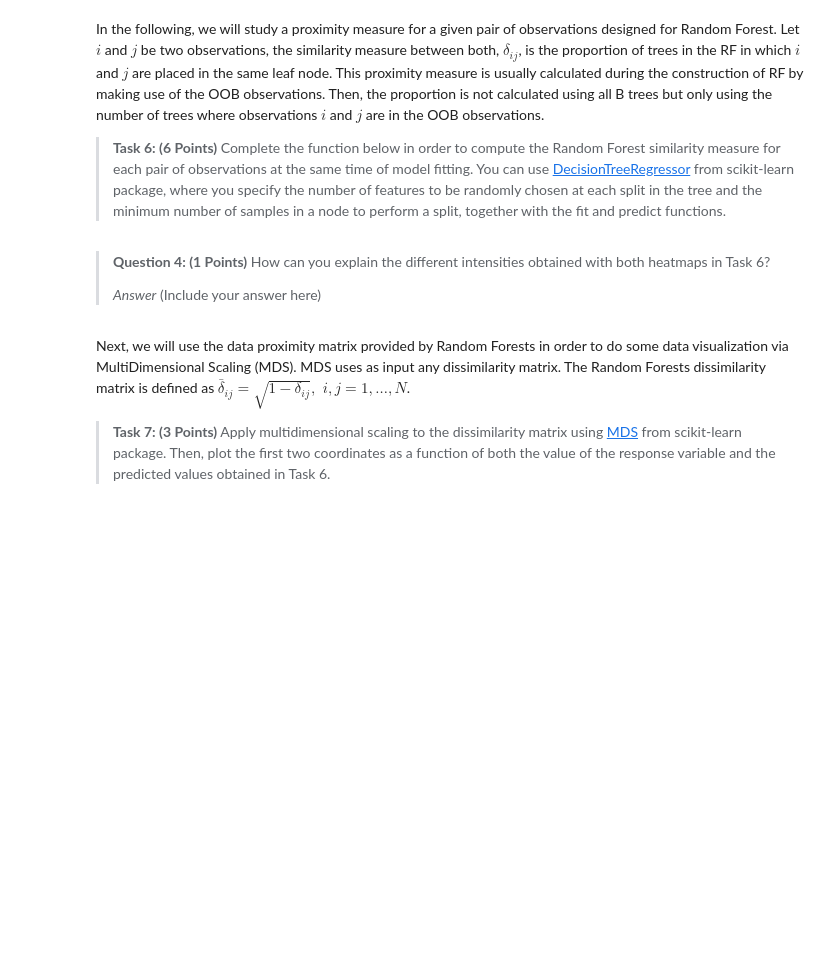
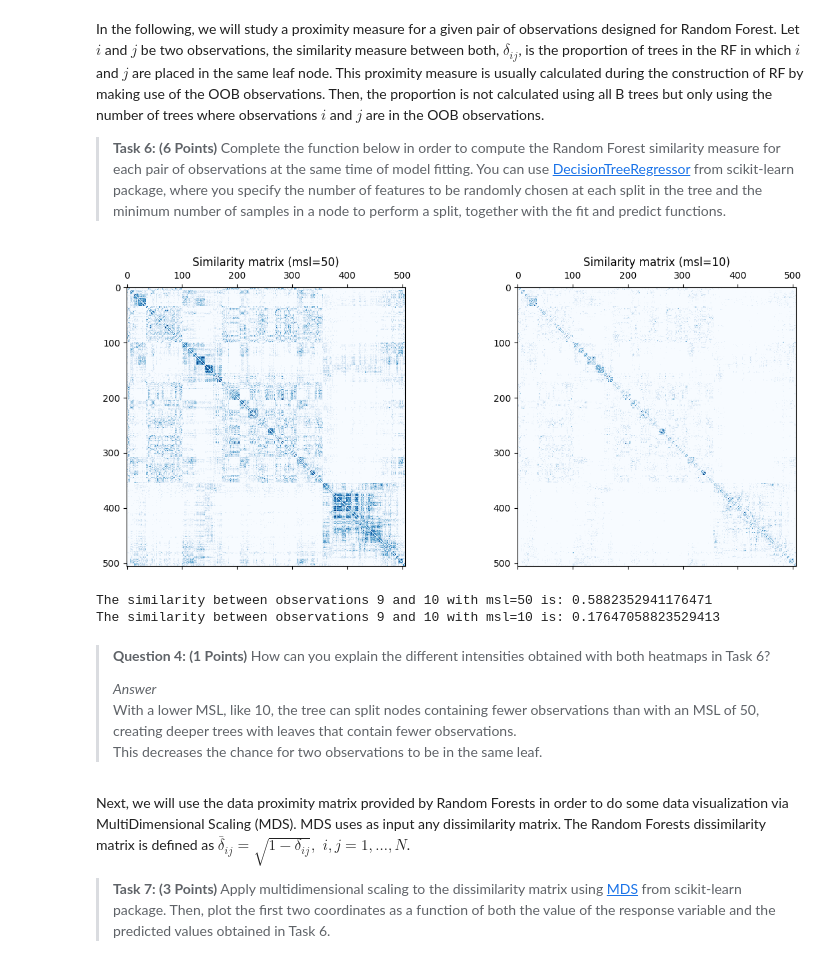
Before and after one commit to TristanDonze/RegressionTreeBostonHousing, a Jupyter notebook: INF554Assessment.ipynb, the cells around one changed output. Cells and saved outputs as stored; diff of their text form; code cells hidden in the pictures; blank space fills up the shorter version.

```diff
--- a/INF554Assessment.ipynb
+++ b/INF554Assessment.ipynb
@@ -310,38 +375,78 @@ In the following, we will study a proximity measure for a given pair of observat
 # %%
 def similarity_measure_RF(B, m, msl, X, y):
     """
     Inputs:
         B (int): number of trees
         m (int): number of features to be randomly chosen at each split in the tree
         msl (int): mininum number of samples in a node to perform a split
         X (Nxd matrix): feature values
         y (N vector): response values
     Outputs:
         delta (NxN matrix): similarity matrix
         y_pred (N vector): prediction for each individual in the data
     """
-    #insert your code here
+    N = X.shape[0]
+    delta = np.zeros((N, N))
+    count_total = np.zeros((N, N))
+    y_pred = np.zeros(N)
+    for _ in range(B):
+        bootstrap_indices = np.random.choice(N, size=N, replace=True)
+        X_bootstraped = X[bootstrap_indices]
+        y_bootstraped = y[bootstrap_indices]
 
+        OOB_indices = np.setdiff1d(np.arange(N), bootstrap_indices)
+
+        decision_tree = DecisionTreeRegressor(max_features=m, min_samples_split=msl)
+        decision_tree.fit(X_bootstraped, y_bootstraped)
+
+        y_pred_B = decision_tree.predict(X)
+        y_pred += y_pred_B
+
+        OOB_leaves = decision_tree.apply(X[OOB_indices])
+
+        for i in range(len(OOB_indices)):
+            for j in range(i + 1, len(OOB_indices)):
+                idx_i = OOB_indices[i]
+                idx_j = OOB_indices[j]
+
+                count_total[idx_i, idx_j] += 1
+                count_total[idx_j, idx_i] += 1
+
+                if OOB_leaves[i] == OOB_leaves[j]:
+                    delta[idx_i, idx_j] += 1
+                    delta[idx_j, idx_i] += 1
+
+    with np.errstate(divide='ignore', invalid='ignore'):
+        delta = np.divide(delta, count_total)
+        delta[np.isnan(delta)] = 0
+
+    y_pred /= B
     return delta, y_pred
 
 np.random.seed(1)
 delta_50, y_pred_50 = similarity_measure_RF(100, int(np.round(np.log2(8))), 50, X, y)
 delta_10, y_pred_10 = similarity_measure_RF(100, int(np.round(np.log2(8))), 10, X, y)
 
 fig, plts = plt.subplots(1,2, figsize=(12,5))
 fig1=plts[0].matshow(delta_50, cmap='Blues')
 plts[0].set_title('Similarity matrix (msl=50)')
 fig2=plts[1].matshow(delta_10, cmap='Blues')
 plts[1].set_title('Similarity matrix (msl=10)')
 plt.tight_layout()
 plt.show()
 
 print('The similarity between observations 9 and 10 with msl=50 is:', delta_50[8,9])
 print('The similarity between observations 9 and 10 with msl=10 is:', delta_10[8,9])
+# %% [output]
+[figure, added]
+The similarity between observations 9 and 10 with msl=50 is: 0.5882352941176471
+The similarity between observations 9 and 10 with msl=10 is: 0.17647058823529413
 # %% [markdown]
 >**Question 4: (1 Points)** How can you explain the different intensities obtained with both heatmaps in Task 6?
 >
->*Answer* (Include your answer here)
+>*Answer*
+With a lower MSL, like 10, the tree can split nodes containing fewer observations than with an MSL of 50, creating deeper trees with leaves that contain fewer observations.
+>This decreases the chance for two observations to be in the same leaf.
 # %% [markdown]
 Next, we will use the data proximity matrix provided by Random Forests in order to do some data visualization via MultiDimensional Scaling (MDS). MDS uses as input any dissimilarity matrix. The Random Forests dissimilarity matrix is defined as $\bar{\delta}_{ij} = \sqrt{1-\delta_{ij}},\,\, i,j=1,\ldots,N$.
 
```
Also changed, not shown: parts of 16 cells of this notebook, 3 other files.
